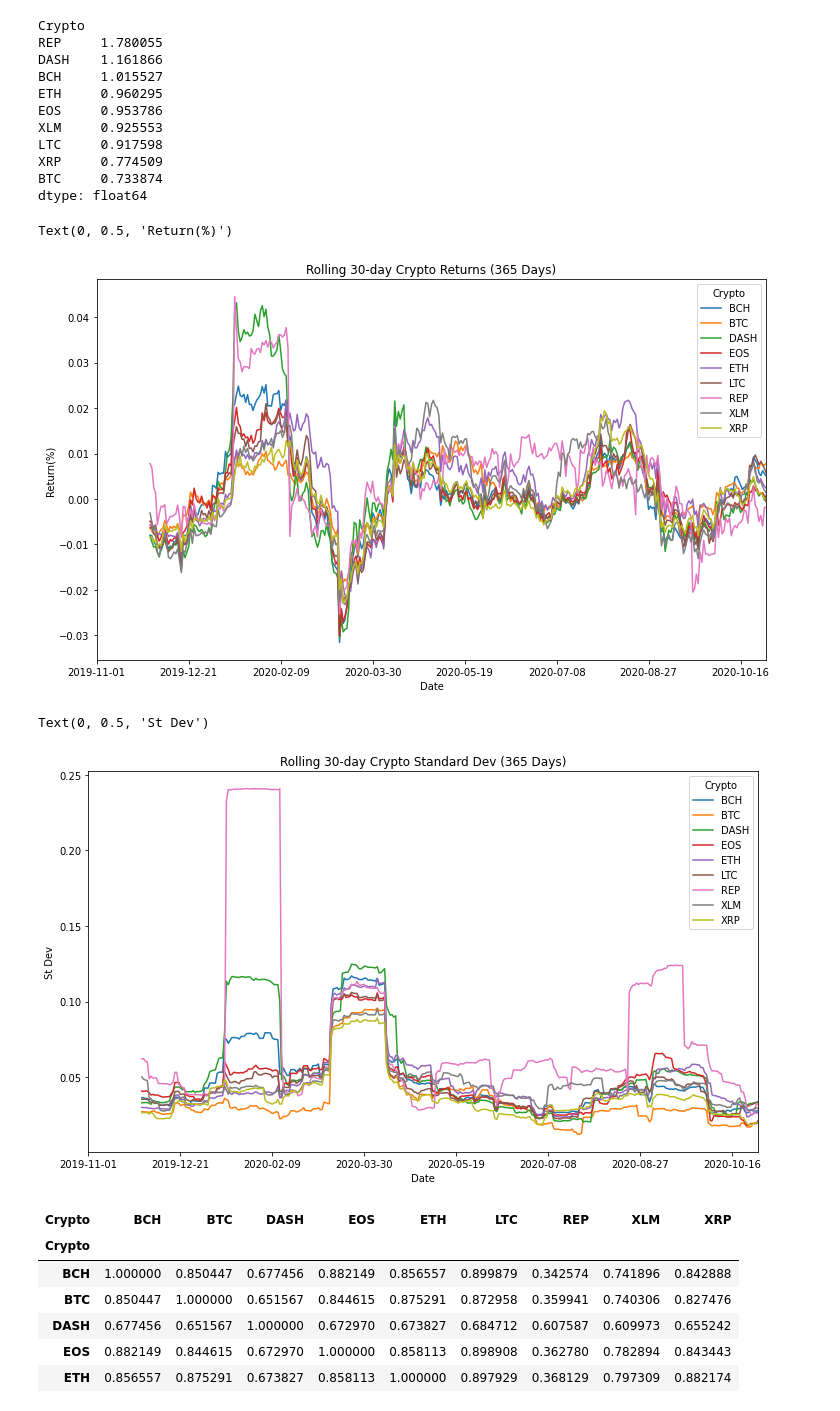
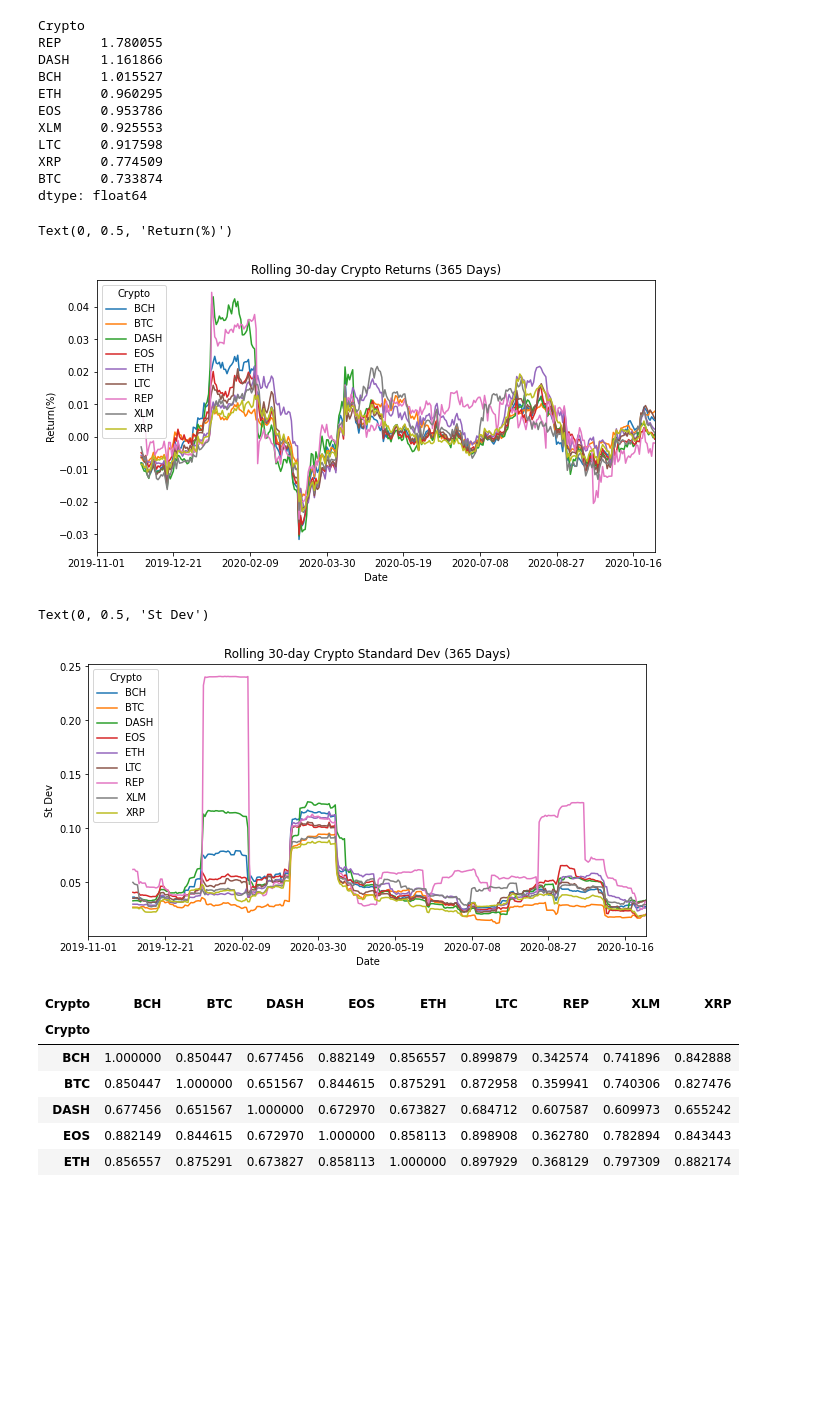
Before and after one commit to mdschulz1973/Planet_Express_IO, a Jupyter notebook: notebooks/crypto_data_prep.ipynb, the cells around one changed output. Cells and saved outputs as stored; diff of their text form; code cells hidden in the pictures; blank space fills up the shorter version.

```diff
--- a/notebooks/crypto_data_prep.ipynb
+++ b/notebooks/crypto_data_prep.ipynb
@@ -210,17 +225,17 @@ dtype: float64
 # %%
 # Calculate rolling 30 day returns and standard deviation for all cryptos
 
-daily_crypto_returns.rolling(window=30).mean().plot(figsize=(12,7),title="Rolling 30-day Crypto Returns (365 Days)")
+daily_crypto_returns.rolling(window=30).mean().plot(figsize=(10,5),title="Rolling 30-day Crypto Returns (365 Days)")
 plt.ylabel("Return(%)")
 # %% [output]
 Text(0, 0.5, 'Return(%)')
-[figure, old version]
+[figure, new version]
 # %%
-daily_crypto_returns.rolling(window=30).std().plot(figsize=(12,7),title="Rolling 30-day Crypto Standard Dev (365 Days)")
+daily_crypto_returns.rolling(window=30).std().plot(figsize=(10,5),title="Rolling 30-day Crypto Standard Dev (365 Days)")
 plt.ylabel("St Dev")
 # %% [output]
 Text(0, 0.5, 'St Dev')
-[figure, old version]
+[figure, new version]
 # %%
 # Analysis of rolling statistics shows that REP is the most volatile of all analyzed cryptos but that excess volatility was not accompanied by higher cumulative return.
 # %%
```
Also changed, not shown: parts of 3 cells of this notebook.
